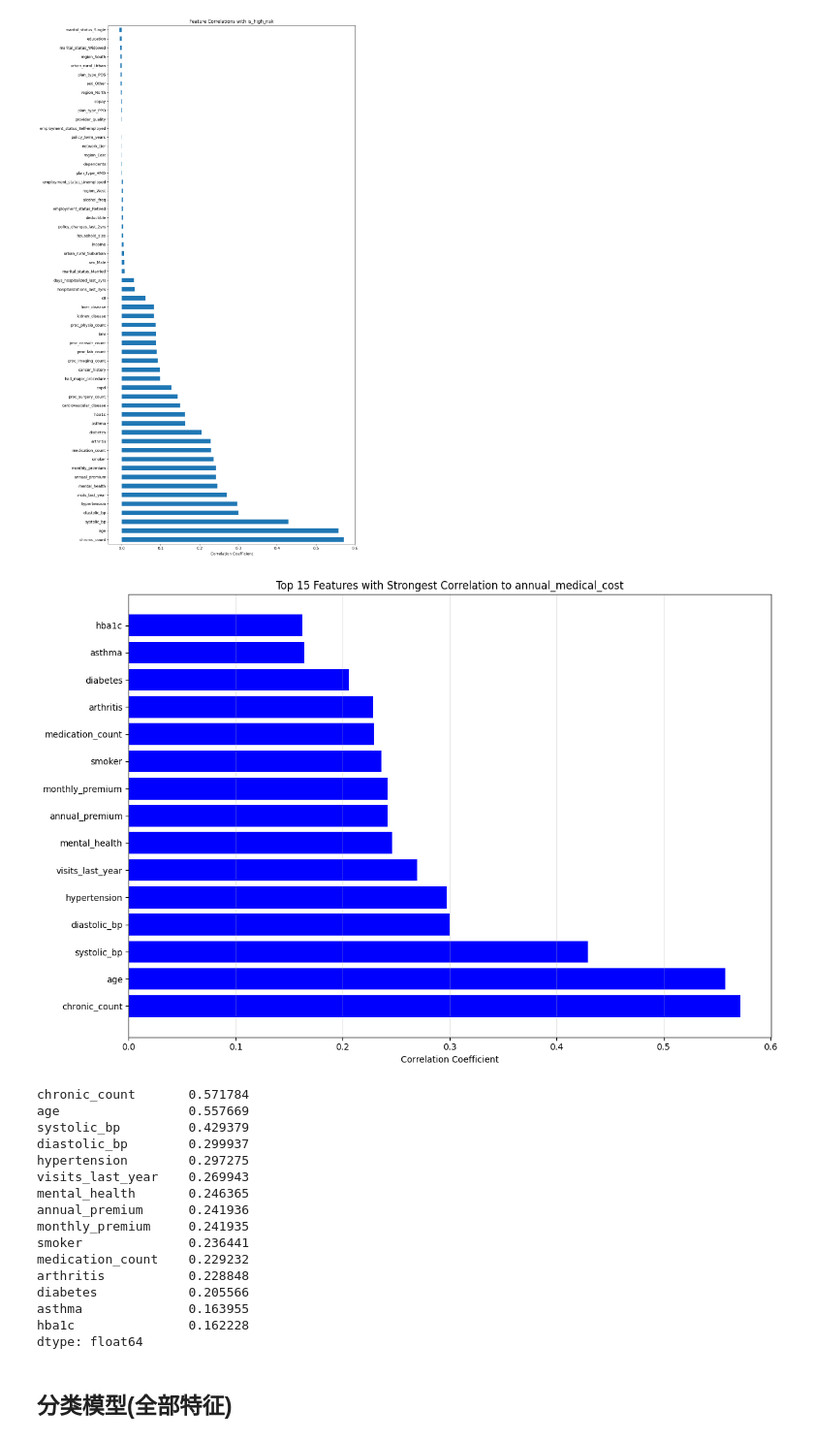
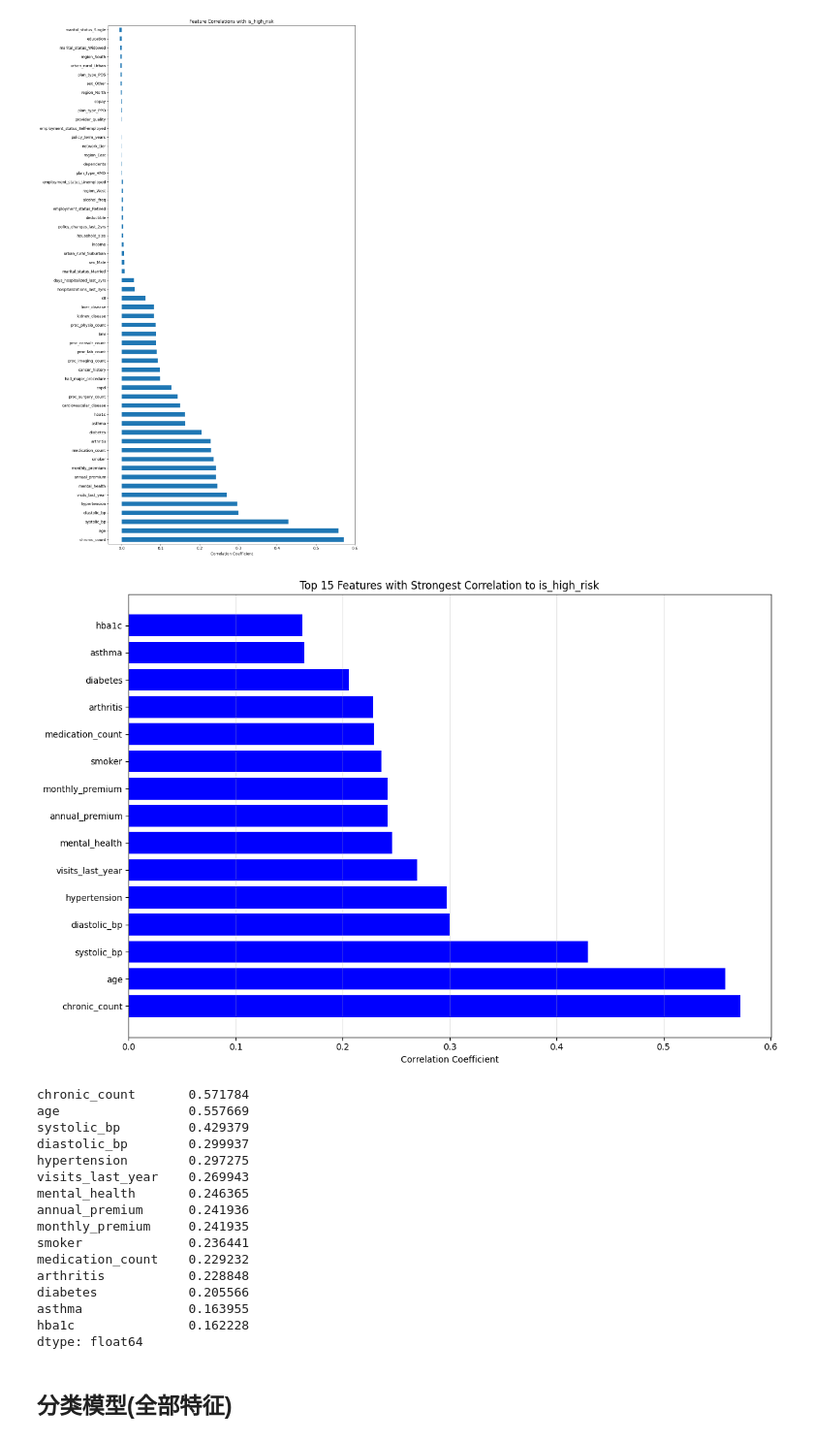
Before and after one commit to chenchunmei-daphne/try, a Jupyter notebook: group_work/classify.ipynb, the cells around one changed output. Shown at 97% size. Drawn from its saved outputs; the diff is of its cells as text; code cells hidden in the pictures.

```diff
--- a/group_work/classify.ipynb
+++ b/group_work/classify.ipynb
@@ -62,19 +62,19 @@ dtype: float64
 # %%
 top_features_abs = correlation_with_target.abs().sort_values(ascending=False).head(15)
 
 plt.figure(figsize=(12, 8))
 colors = ['red' if x < 0 else 'blue' for x in correlation_with_target[top_features_abs.index]]
 
 plt.barh(range(len(top_features_abs)), correlation_with_target[top_features_abs.index], color=colors)
 plt.yticks(range(len(top_features_abs)), top_features_abs.index)
 plt.xlabel('Correlation Coefficient')
-plt.title('Top 15 Features with Strongest Correlation to annual_medical_cost')
+plt.title('Top 15 Features with Strongest Correlation to is_high_risk')
 plt.grid(axis='x', alpha=0.3)
 plt.tight_layout()
 plt.show()
 top_features_abs
 # %% [output]
-[figure, old version]
+[figure, new version]
 chronic_count       0.571784
 age                 0.557669
 systolic_bp         0.429379
```
Also changed, not shown: parts of 3 cells of this notebook.
